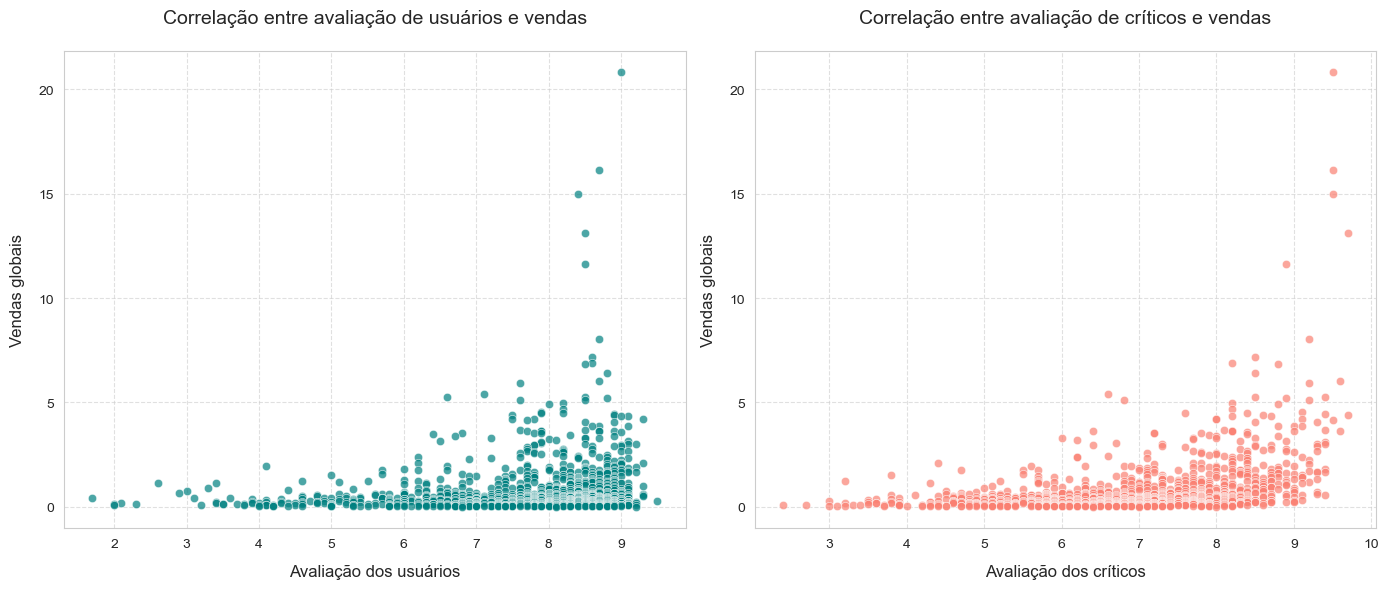
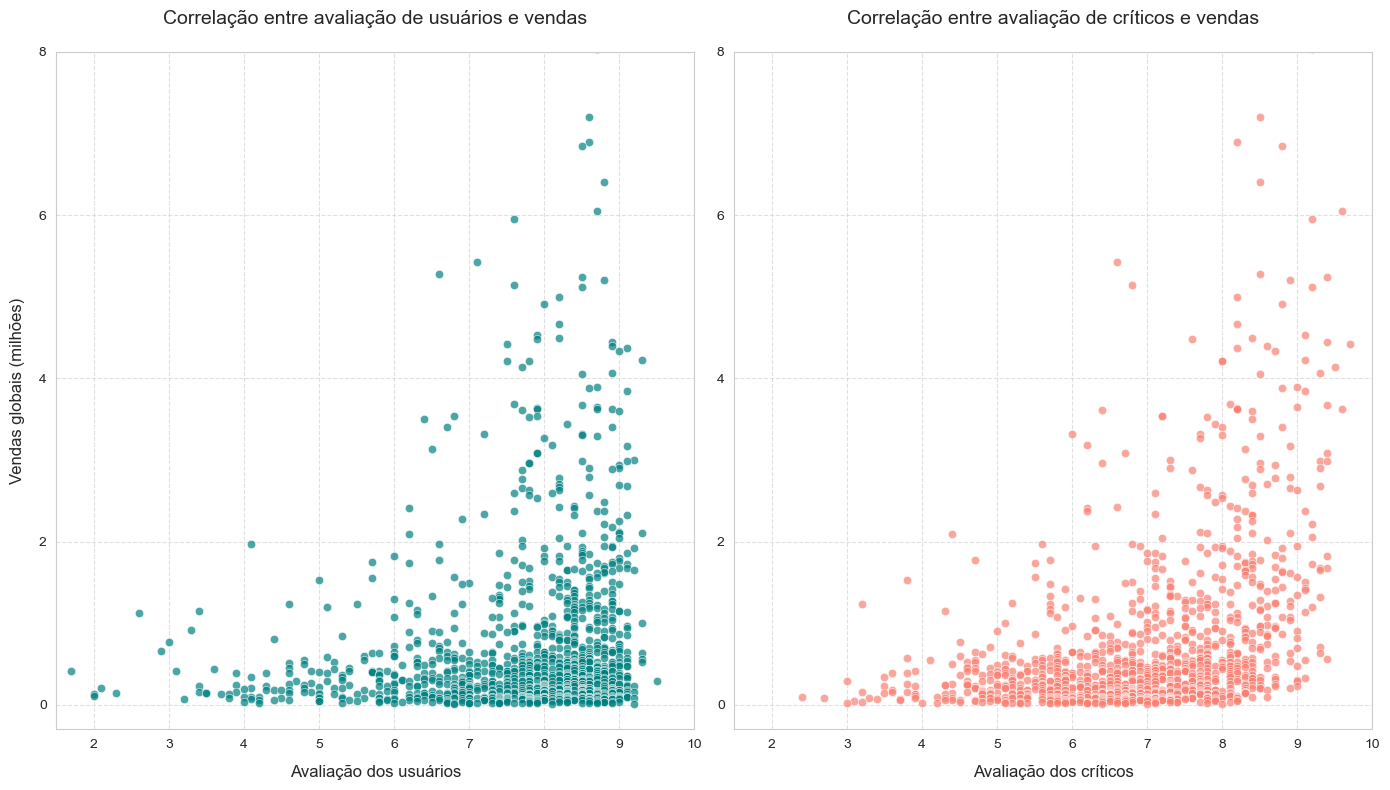
Unified diff of the notebook cell whose output changed from the first chart to the second:
--- before
+++ after
@@ -22,5 +22,5 @@
 
 # Gráfico 1: User Score vs Global Sales
-plt.figure(figsize=(14, 6))
+plt.figure(figsize=(14, 8))
 
 plt.subplot(1, 2, 1)
@@ -29,5 +29,10 @@
 plt.title('Correlação entre avaliação de usuários e vendas', fontsize=14, pad=20)
 plt.xlabel('Avaliação dos usuários', fontsize=12, labelpad=10)
-plt.ylabel('Vendas globais', fontsize=12, labelpad=10)
+plt.ylabel('Vendas globais (milhões)', fontsize=12, labelpad=10)
+
+plt.xticks(ticks=np.arange(2, 11, 1))
+plt.yticks(ticks=[0, 2, 4, 6, 8])
+plt.xlim(1.5, 10)
+plt.ylim(-0.3, 8)
 
 plt.grid(True, linestyle='--', alpha=0.6)
@@ -39,5 +44,10 @@
 plt.title('Correlação entre avaliação de críticos e vendas', fontsize=14, pad=20)
 plt.xlabel('Avaliação dos críticos', fontsize=12, labelpad=10)
-plt.ylabel('Vendas globais', fontsize=12, labelpad=10)
+plt.ylabel('')
+
+plt.xticks(ticks=np.arange(2, 11, 1))
+plt.yticks(ticks=[0, 2, 4, 6, 8])
+plt.xlim(1.5, 10)
+plt.ylim(-0.3, 8)
 
 plt.grid(True, linestyle='--', alpha=0.6)
@@ -45,2 +55,14 @@
 plt.tight_layout()
 plt.show()
+
+
+print()
+print()
+
+
+# Correlações
+corr_user = df_platform['user_score'].corr(df_platform['global_sales'])
+corr_critic = df_platform['critic_score'].corr(df_platform['global_sales'])
+
+print(f"Valor da correlação entre avaliação dos usuários e vendas globais: {corr_user:.3f}")
+print(f"Valor da correlação entre avaliação dos críticos e vendas globais: {corr_critic:.3f}")

Commit: Melhoria dos gráf de dispersão e inserção de valores de correlação